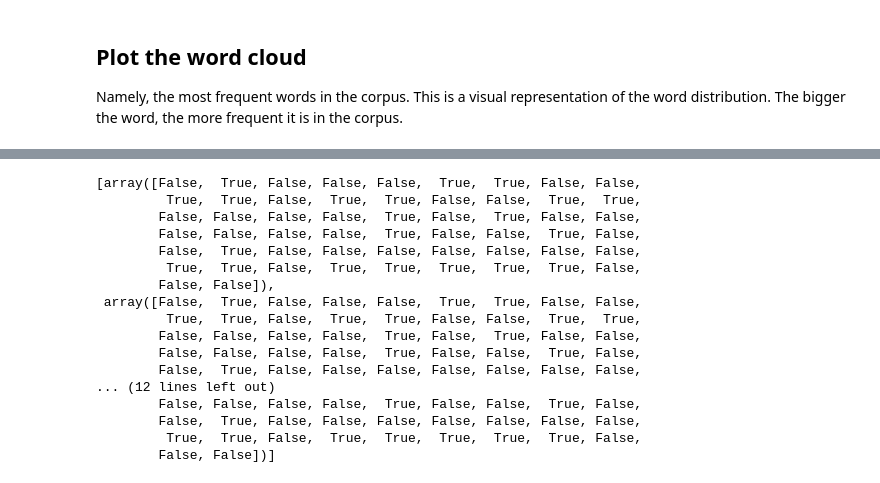
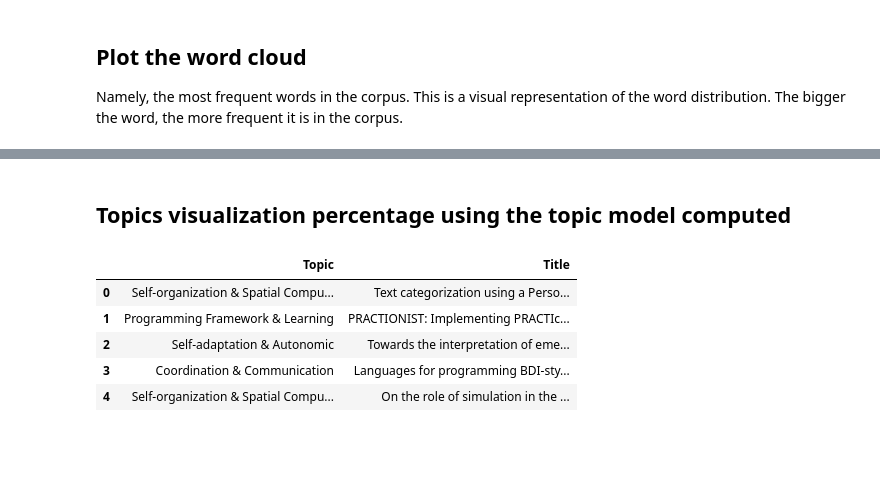
Before and after one commit to cric96/experiments-2024-chapter-woa-literature-analysis, a Jupyter notebook: notebook.ipynb, the cells around one changed output, grey strips where cells are left out. Saved outputs shown, nothing was run; the diff lists cells and outputs as text; code cells hidden in the pictures; blank space fills up the shorter version.

```diff
--- a/notebook.ipynb
+++ b/notebook.ipynb
@@ -172,24 +172,17 @@ plt.savefig("images/wordcloud.pdf")
+# %% [markdown]
+## Topics visualization percentage using the topic model computed
 # %%
 topics = []
+topics_percentage = []
 for i in range(num_topics):
-    topics.append(topic_model.doc2topic[:, 0] > 0.2)
-
-topics
+    topics.append(topic_model.doc2topic[:, i] > 0.37)
+    topics_percentage.append(topic_model.doc2topic[:, i])
+all_best_topic_for_paper = []
+for i in range(len(topics[0])):
+    best_topic_for_paper = None
+    # take the topics
+    for j in range(num_topics):
+        if topics[j][i] and (best_topic_for_paper is None or topics_percentage[j][i] > topics_percentage[best_topic_for_paper][i]):
+            best_topic_for_paper = j
+            break
+    all_best_topic_for_paper.append(best_topic_for_paper)
-# %% [output]
-[array([False,  True, False, False, False,  True,  True, False, False,
-         True,  True, False,  True,  True, False, False,  True,  True,
-        False, False, False, False,  True, False,  True, False, False,
-        False, False, False, False,  True, False, False,  True, False,
-        False,  True, False, False, False, False, False, False, False,
-         True,  True, False,  True,  True,  True,  True,  True, False,
-        False, False]),
- array([False,  True, False, False, False,  True,  True, False, False,
-         True,  True, False,  True,  True, False, False,  True,  True,
-        False, False, False, False,  True, False,  True, False, False,
-        False, False, False, False,  True, False, False,  True, False,
-        False,  True, False, False, False, False, False, False, False,
-... (12 lines left out)
-        False, False, False, False,  True, False, False,  True, False,
-        False,  True, False, False, False, False, False, False, False,
-         True,  True, False,  True,  True,  True,  True,  True, False,
-        False, False])]
@@ -195,0 +196,15 @@ topics
+# %%
+paper_to_topic = []
+for i in range(len(lit_study_compatible)):
+    paper_to_topic.append([topics_to_words[all_best_topic_for_paper[i]], lit_study_compatible[i].title])
+
+# create a pandas dataframe
+paper_to_topic = pd.DataFrame(paper_to_topic, columns=["Topic", "Title"])
+paper_to_topic.head()
+# %% [output]
+|  | Topic | Title |
+| 0 | Self-organization & Spatial Compu... | Text categorization using a Perso... |
+| 1 | Programming Framework & Learning | PRACTIONIST: Implementing PRACTIc... |
+| 2 | Self-adaptation & Autonomic | Towards the interpretation of eme... |
+| 3 | Coordination & Communication | Languages for programming BDI-sty... |
+| 4 | Self-organization & Spatial Compu... | On the role of simulation in the ... |
```
Also changed, not shown: parts of 5 cells of this notebook, 6 other files.
